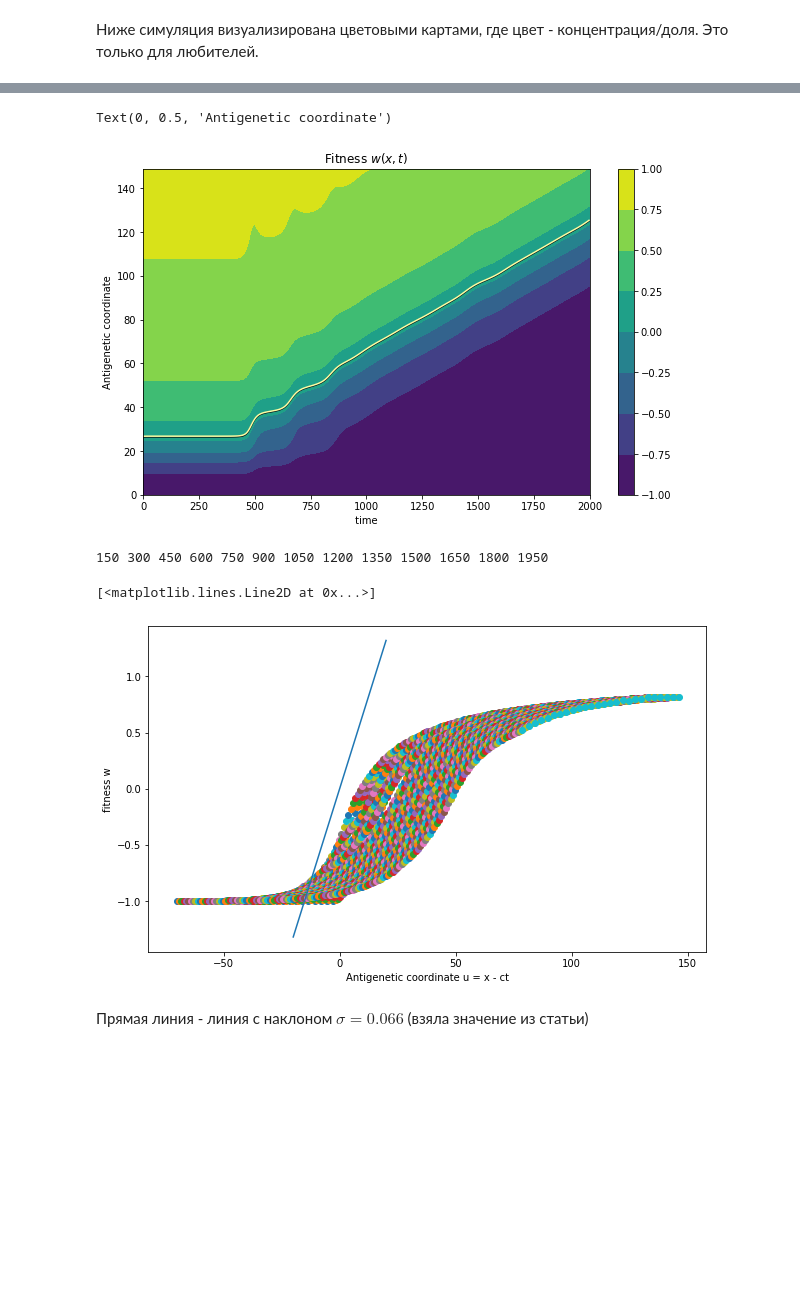
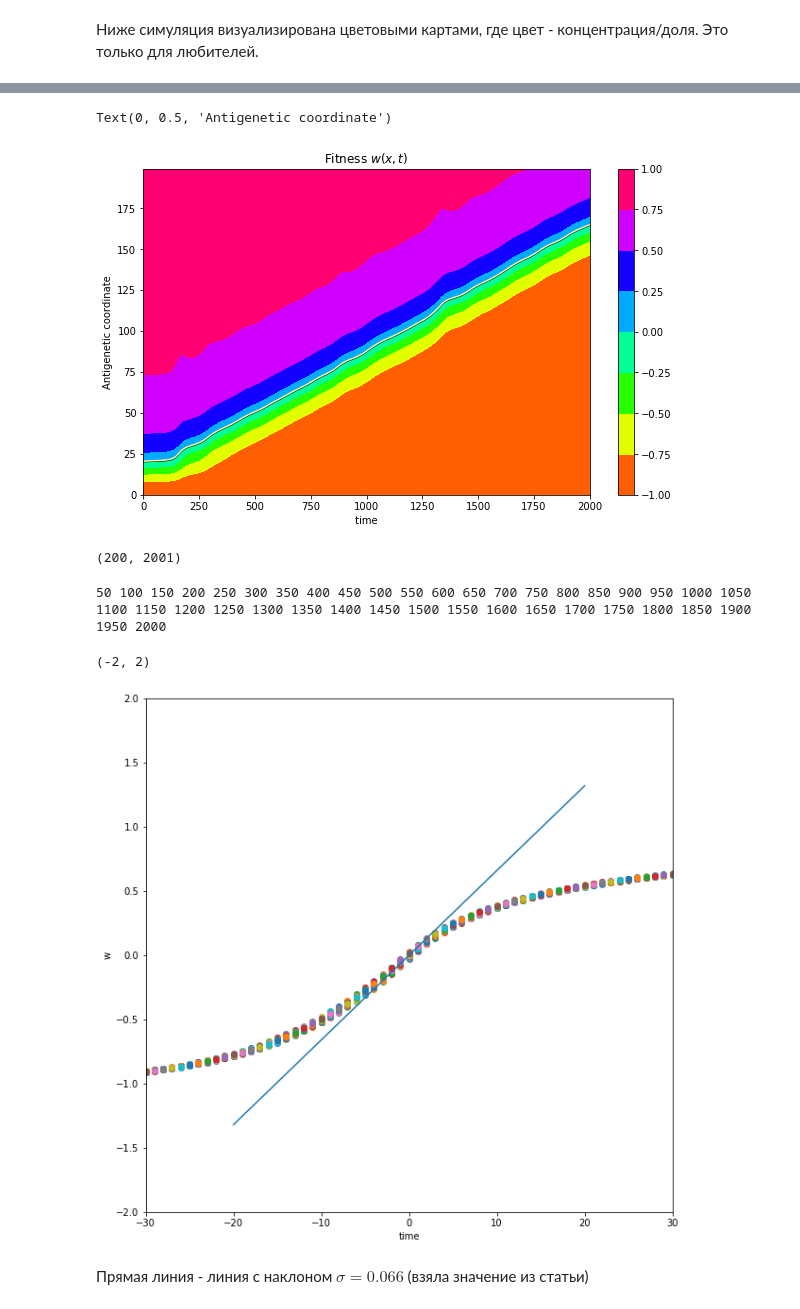
Before and after one commit to kamilla0503/SIR_Influenza, a Jupyter notebook: SIR_1D.ipynb, the cells around one changed output, grey strips where cells are left out. Cells and saved outputs as stored; diff of their text form; code cells hidden in the pictures; blank space fills up the shorter version.

```diff
--- a/SIR_1D.ipynb
+++ b/SIR_1D.ipynb
@@ -50,7 +50,7 @@ def GetAntigeneticMatrix(n_shtamms):
         k_temp = []
         for j in range(len(mn)):
             if (j>i):
-                k_temp.append(k_rational(i-j))
+                k_temp.append(k_rational(i-j, a))
             elif (j==i):
                 k_temp.append(0)
             else:
@@ -64,7 +64,7 @@ def GetAntigeneticMatrix(n_shtamms):
 
     return K
 # %%
-n_shtamms = 150
+n_shtamms = 200
 K = GetAntigeneticMatrix(n_shtamms)
 
 
@@ -131,7 +131,7 @@ def change_infected(i_current, i_mutated):
             i_current[i] = i_current[i] - i_mutated[i]
             i_current[i+1] = i_current[i+1] + i_mutated[i]
 # %%
-n_shtamms = 150
+n_shtamms = 200
 K = GetAntigeneticMatrix(n_shtamms)
 i0, r0, N_populations = GetIntialVectors(n_shtamms )
 
@@ -352,12 +352,12 @@ X, Y = np.meshgrid(x,y)
 plt.figure(figsize=(10, 6))
 
 
-plt.contourf(X, Y, w_all_time )
+plt.contourf(X, Y, w_all_time, cmap="hsv" )
 
 plt.colorbar()
 
 
-plt.contour(X, Y, w_all_time, levels = [0.06, 0.07], cmap="inferno")
+plt.contour(X, Y, w_all_time, levels = [-0.01, 0.01], cmap="inferno")
 
 
 plt.title(r"Fitness $w(x,t)$")
@@ -366,30 +366,45 @@ plt.xlabel(" time ")
 plt.ylabel("Antigenetic coordinate")
 # %% [output]
 Text(0, 0.5, 'Antigenetic coordinate')
-[figure, old version]
+[figure, new version]
+# %%
+w_all_time.shape
+# %% [output]
+(200, 2001)
 # %%
-plt.figure(figsize=(10, 6))
+plt.figure(figsize=(10, 10))
 
 d = 2 #чтобы было условие u<<a
+xplot = []
+yplot = []
 for i in range(1, len(i_all_time[0])):
-    if(i%75!=0):
+    if(i%50!=0):
         continue
+
+    delta_x =  np.argmin(np.abs( w_all_time[:, i-1]) )
     for j in range(len(i_all_time)):
         #u = j - c[i-1]*(i)*h
-        u = j - 0.036*(i)
+        #u = j - 0.036*(i)
         #if(abs(u)<abs(a) ):
-        plt.scatter(u, w_all_time[j][i-1])
+        if (i>750 ):
+            plt.scatter(j - delta_x, w_all_time[j][i-1])
+            xplot.append(j - delta_x)
+            yplot.append(w_all_time[j][i-1])
+        #plt.scatter(i, delta_x )
 
     if(i%50==0):
         print(i, end = " ")
 
-plt.xlabel("Antigenetic coordinate u = x - ct")
-plt.ylabel("fitness w")
+plt.xlabel("time")
+plt.ylabel("w")
 plt.plot([-20, 20], [-20*0.066, 20*0.066])
+
+plt.xlim(-30, 30)
+plt.ylim(-2, 2)
 # %% [output]
-150 300 450 600 750 900 1050 1200 1350 1500 1650 1800 1950
+50 100 150 200 250 300 350 400 450 500 550 600 650 700 750 800 850 900 950 1000 1050 1100 1150 1200 1250 1300 1350 1400 1450 1500 1550 1600 1650 1700 1750 1800 1850 1900 1950 2000
-[<matplotlib.lines.Line2D at 0x...>]
+(-2, 2)
-[figure, old version]
+[figure, new version]
 # %% [markdown]
 Прямая линия - линия с наклоном $\sigma = 0.066$ (взяла значение из статьи)
 # %% [markdown]
```
Also changed, not shown: parts of 19 cells of this notebook.
